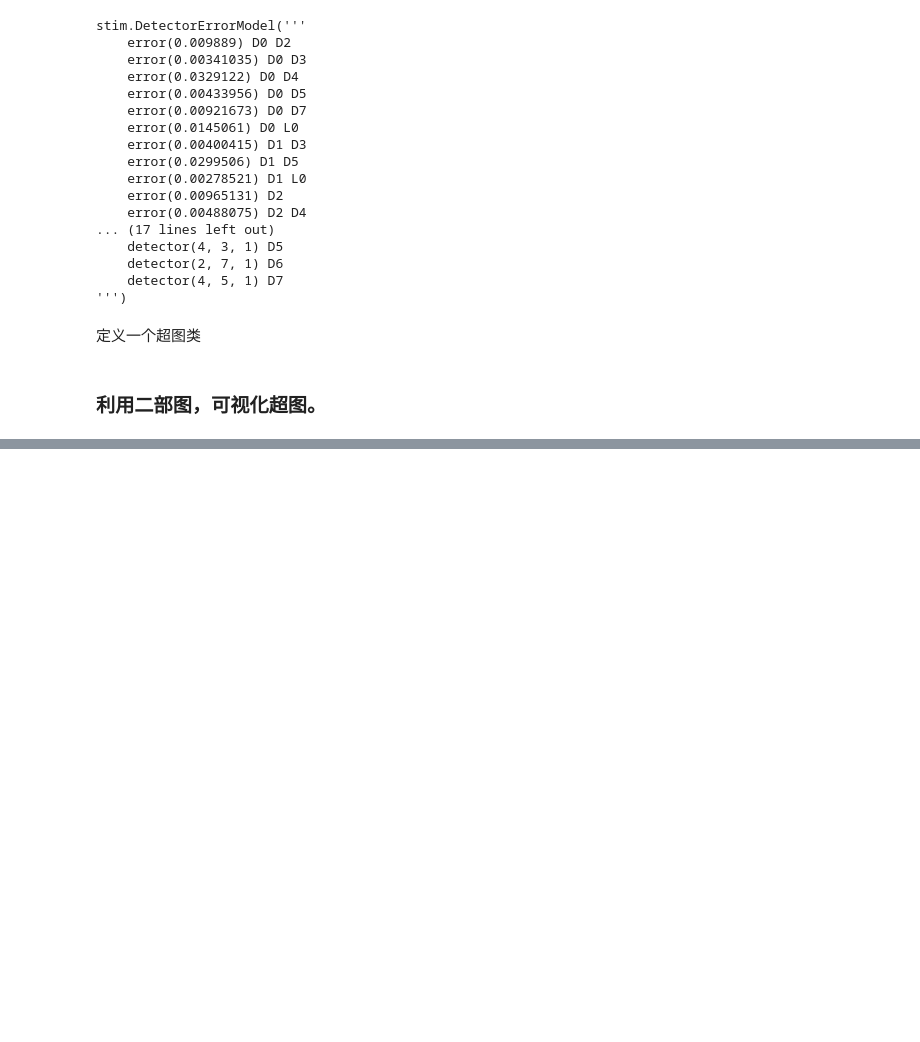
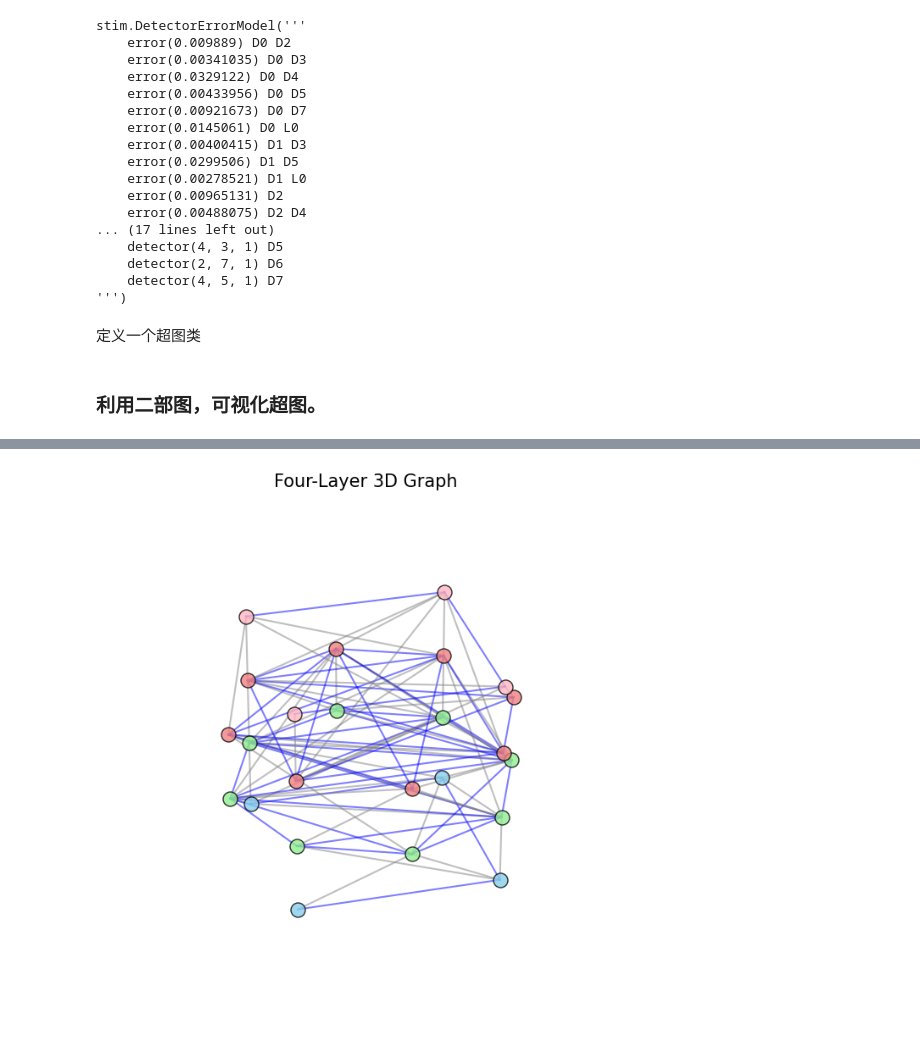
Before and after one commit to kechen666/google_qec_3_experiment, a Jupyter notebook: google_qec_surface_code/parallel_mld.ipynb, the cells around one changed output, grey strips where cells are left out. Saved outputs shown, nothing was run; the diff lists cells and outputs as text; code cells hidden in the pictures; blank space fills up the shorter version.

```diff
--- a/google_qec_surface_code/parallel_mld.ipynb
+++ b/google_qec_surface_code/parallel_mld.ipynb
@@ -169,0 +272,67 @@ plt.show()
+# %%
+import matplotlib.pyplot as plt
+import networkx as nx
+from mpl_toolkits.mplot3d import Axes3D
+
+# 创建图
+G = nx.Graph()
+
+# 定义邻接列表
+# detector_connectivity =
+
+# 添加边
+for node, neighbors in detector_connectivity.items():
+    for neighbor in neighbors:
+        G.add_edge(node, f'D{neighbor}')
+
+# 设置图的层次结构（每层的节点列表）
+layers = [[f'D{i}' for i in range(0,4)], [f'D{i}' for i in range(4,12)], [f'D{i}' for i in range(12,20)], [f'D{i}' for i in range(20,24)]]
+
+# 创建三维图形
+fig = plt.figure()
+ax = fig.add_subplot(111, projection='3d')
+
+# 记录节点的位置
+pos = {}
+
+# 不同层次的颜色
+colors = ['skyblue', 'lightgreen', 'lightcoral', 'lightpink']
+
+z_spacing = 30  # 每层的高度间隔
+
+# 记录节点的位置
+pos = {}
+
+# 在每一层设置节点的位置
+for z, layer in enumerate(layers):
+    shell_pos = nx.shell_layout(G.subgraph(layer))  # 2D shell 布局
+
+    # 添加 z 轴坐标，将节点放置在不同的平面上
+    for node in layer:
+        pos[node] = (shell_pos[node][0], shell_pos[node][1], z * z_spacing)
+        ax.scatter(shell_pos[node][0], shell_pos[node][1], z * z_spacing,
+                   s=150, c=colors[z % len(colors)], edgecolor='k', alpha=0.8)
+
+# 绘制边并设置透明度
+for u, v in G.edges():
+    x_values = [pos[u][0], pos[v][0]]
+    y_values = [pos[u][1], pos[v][1]]
+    z_values = [pos[u][2], pos[v][2]]
+
+    color = 'gray'
+    if pos[u][2] == pos[v][2]:  # 同一层次上的边用不同颜色
+        color = 'blue'
+    ax.plot(x_values, y_values, z_values, color=color, alpha=0.5)
+
+# 设置图的标题
+ax.set_title("Four-Layer 3D Graph", fontsize=15)
+ax.view_init(elev=30, azim=30)  # 设置视角
+
+# 隐藏背景网格
+ax.grid(False)
+ax.set_axis_off()
+
+# 展示图形
+plt.show()
+# %% [output]
+[figure, added]
```
Also changed, not shown: parts of 29 cells of this notebook.
